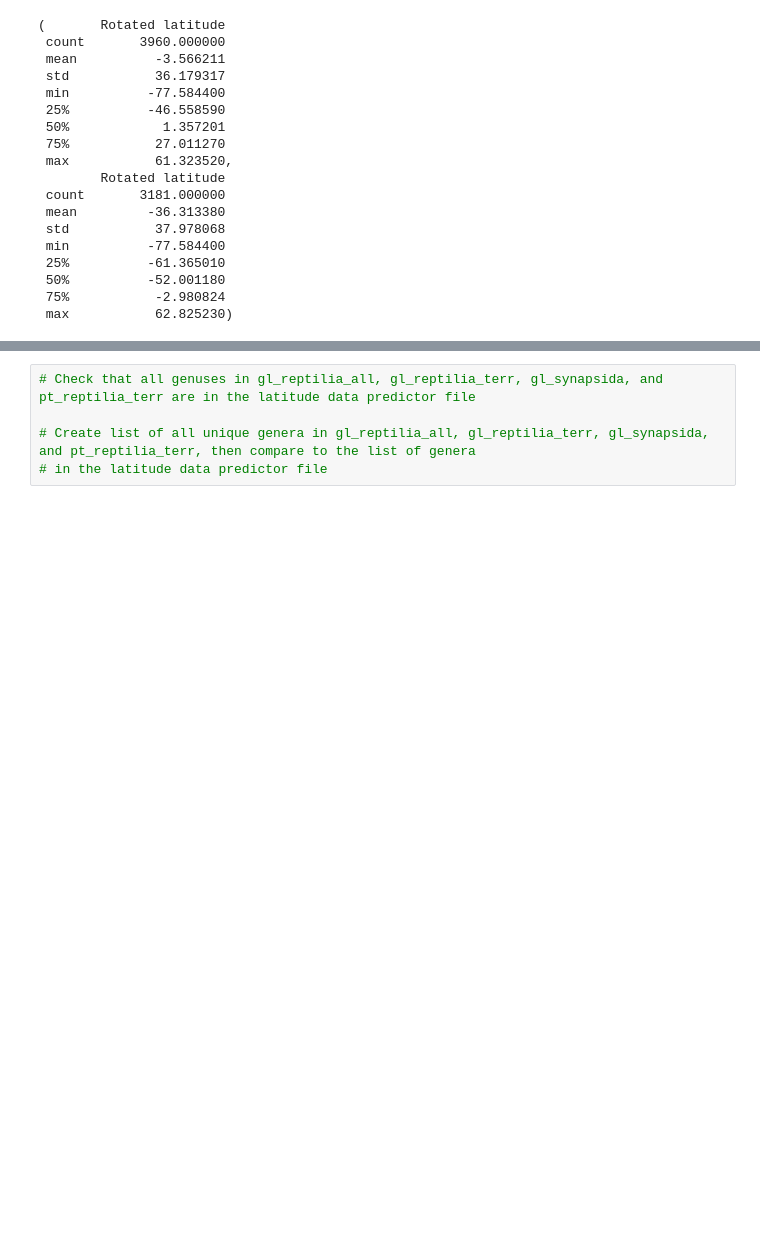
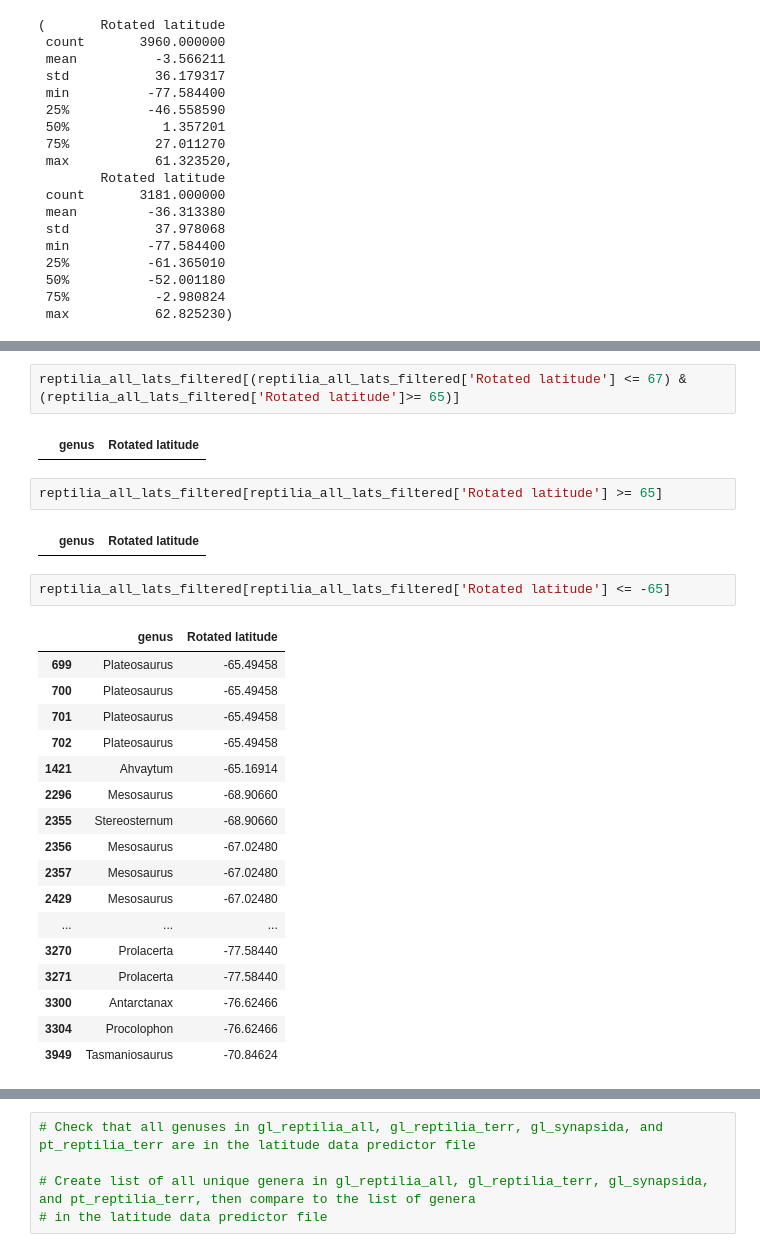
Before and after one commit to shelleylwang/pt_diversity_rates, a Jupyter notebook: updated_occurrence_analyses/data/eda.ipynb, the cells around one changed output, grey strips where cells are left out. Cells and saved outputs as stored; diff of their text form; blank space fills up the shorter version.

```diff
--- a/updated_occurrence_analyses/data/eda.ipynb
+++ b/updated_occurrence_analyses/data/eda.ipynb
@@ -1169,0 +1293,28 @@ reptilia_all_lats_filtered.describe(), synapsida_lats_filtered.describe()
+# %%
+reptilia_all_lats_filtered[(reptilia_all_lats_filtered['Rotated latitude'] <= 67) & (reptilia_all_lats_filtered['Rotated latitude']>= 65)]
+# %% [output]
+|  | genus | Rotated latitude |
+# %%
+reptilia_all_lats_filtered[reptilia_all_lats_filtered['Rotated latitude'] >= 65]
+# %% [output]
+|  | genus | Rotated latitude |
+# %%
+reptilia_all_lats_filtered[reptilia_all_lats_filtered['Rotated latitude'] <= -65]
+# %% [output]
+|  | genus | Rotated latitude |
+| 699 | Plateosaurus | -65.49458 |
+| 700 | Plateosaurus | -65.49458 |
+| 701 | Plateosaurus | -65.49458 |
+| 702 | Plateosaurus | -65.49458 |
+| 1421 | Ahvaytum | -65.16914 |
+| 2296 | Mesosaurus | -68.90660 |
+| 2355 | Stereosternum | -68.90660 |
+| 2356 | Mesosaurus | -67.02480 |
+| 2357 | Mesosaurus | -67.02480 |
+| 2429 | Mesosaurus | -67.02480 |
+| ... | ... | ... |
+| 3270 | Prolacerta | -77.58440 |
+| 3271 | Prolacerta | -77.58440 |
+| 3300 | Antarctanax | -76.62466 |
+| 3304 | Procolophon | -76.62466 |
+| 3949 | Tasmaniosaurus | -70.84624 |
```
Also changed, not shown: parts of 9 cells of this notebook.
